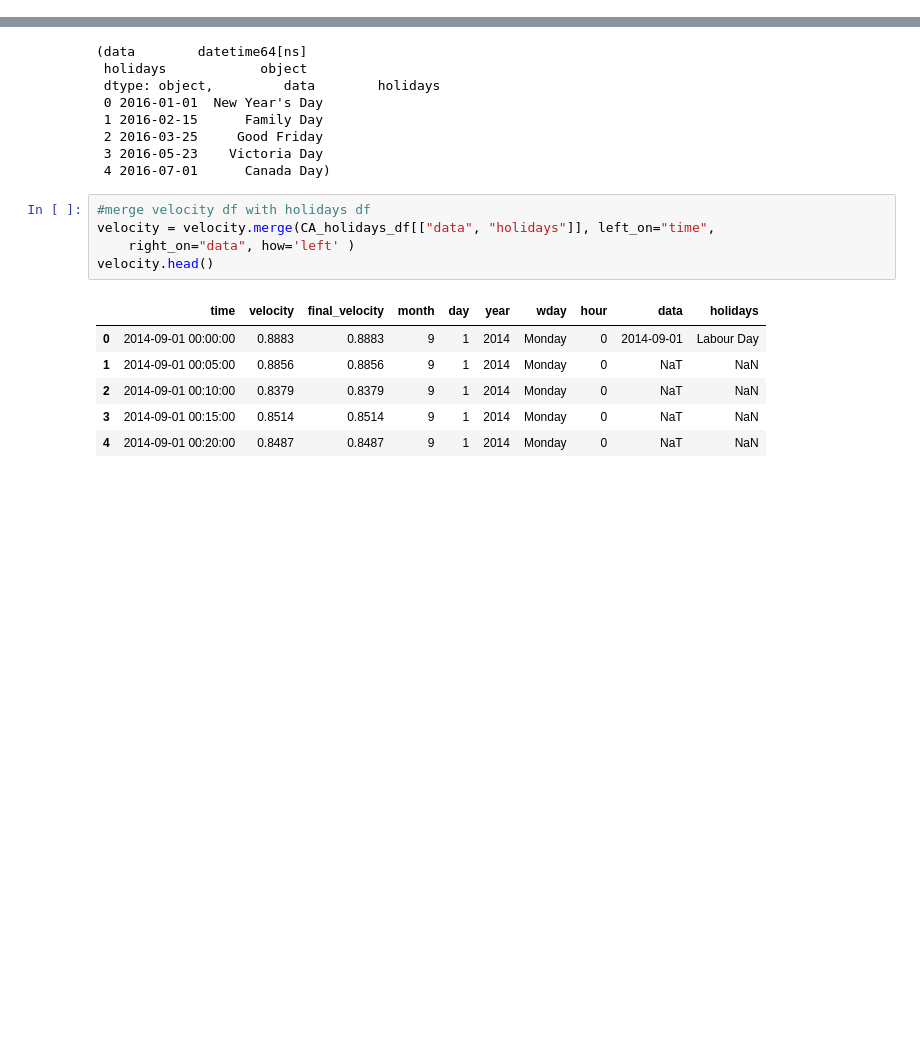
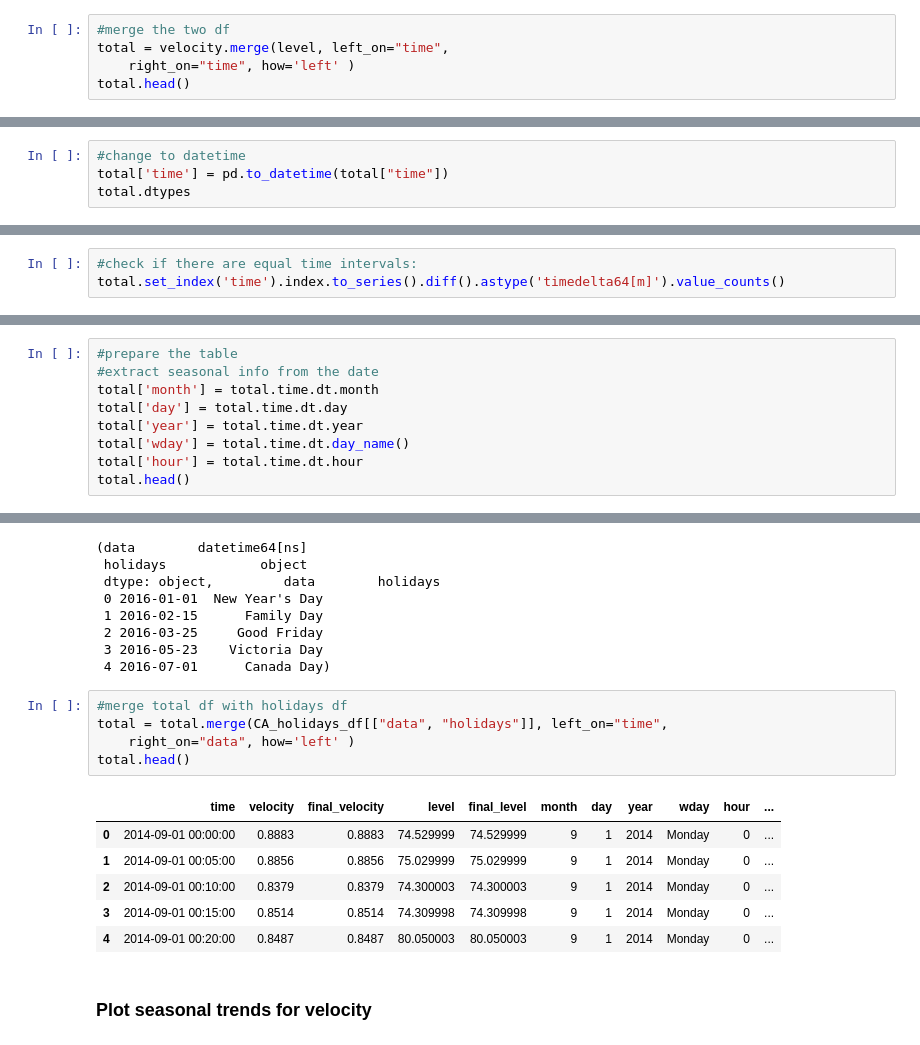
Before and after one commit to olga-nad/anomaly-detection-prediction-in-Python, a Jupyter notebook: EDA_understand_data_describe.ipynb, the cells around one changed output, grey strips where cells are left out. Saved outputs shown, nothing was run; the diff lists cells and outputs as text; blank space fills up the shorter version.

```diff
--- a/EDA_understand_data_describe_velocity.ipynb
+++ b/EDA_understand_data_describe.ipynb
@@ -289,0 +58,5 @@ velocity.head()
+# %%
+#merge the two df
+total = velocity.merge(level, left_on="time",
+    right_on="time", how='left' )
+total.head()
@@ -289,0 +85,4 @@ velocity.head()
+# %%
+#change to datetime
+total['time'] = pd.to_datetime(total["time"])
+total.dtypes
@@ -289,0 +96,3 @@ velocity.head()
+# %%
+#check if there are equal time intervals:
+total.set_index('time').index.to_series().diff().astype('timedelta64[m]').value_counts()
@@ -289,0 +465,9 @@ velocity.head()
+# %%
+#prepare the table
+#extract seasonal info from the date
+total['month'] = total.time.dt.month
+total['day'] = total.time.dt.day
+total['year'] = total.time.dt.year
+total['wday'] = total.time.dt.day_name()
+total['hour'] = total.time.dt.hour
+total.head()
@@ -311,17 +502,19 @@ CA_holidays_df.dtypes, CA_holidays_df.head()
  3 2016-05-23    Victoria Day
  4 2016-07-01      Canada Day)
 # %%
-#merge velocity df with holidays df
-velocity = velocity.merge(CA_holidays_df[["data", "holidays"]], left_on="time",
+#merge total df with holidays df
+total = total.merge(CA_holidays_df[["data", "holidays"]], left_on="time",
     right_on="data", how='left' )
-velocity.head()
+total.head()
 # %% [output]
-|  | time | velocity | final_velocity | month | day | year | wday | hour | data | holidays |
-| 0 | 2014-09-01 00:00:00 | 0.8883 | 0.8883 | 9 | 1 | 2014 | Monday | 0 | 2014-09-01 | Labour Day |
-| 1 | 2014-09-01 00:05:00 | 0.8856 | 0.8856 | 9 | 1 | 2014 | Monday | 0 | NaT | NaN |
-| 2 | 2014-09-01 00:10:00 | 0.8379 | 0.8379 | 9 | 1 | 2014 | Monday | 0 | NaT | NaN |
-| 3 | 2014-09-01 00:15:00 | 0.8514 | 0.8514 | 9 | 1 | 2014 | Monday | 0 | NaT | NaN |
-| 4 | 2014-09-01 00:20:00 | 0.8487 | 0.8487 | 9 | 1 | 2014 | Monday | 0 | NaT | NaN |
+|  | time | velocity | final_velocity | level | final_level | month | day | year | wday | hour | ... |
+| 0 | 2014-09-01 00:00:00 | 0.8883 | 0.8883 | 74.529999 | 74.529999 | 9 | 1 | 2014 | Monday | 0 | ... |
+| 1 | 2014-09-01 00:05:00 | 0.8856 | 0.8856 | 75.029999 | 75.029999 | 9 | 1 | 2014 | Monday | 0 | ... |
+| 2 | 2014-09-01 00:10:00 | 0.8379 | 0.8379 | 74.300003 | 74.300003 | 9 | 1 | 2014 | Monday | 0 | ... |
+| 3 | 2014-09-01 00:15:00 | 0.8514 | 0.8514 | 74.309998 | 74.309998 | 9 | 1 | 2014 | Monday | 0 | ... |
+| 4 | 2014-09-01 00:20:00 | 0.8487 | 0.8487 | 80.050003 | 80.050003 | 9 | 1 | 2014 | Monday | 0 | ... |
+# %% [markdown]
+### Plot seasonal trends for velocity<a name="step5"></a>
 # %%
 '''Plot seasonal trends for velocity'''
 
```
Also changed, not shown: parts of 64 cells of this notebook, 2 other files.
